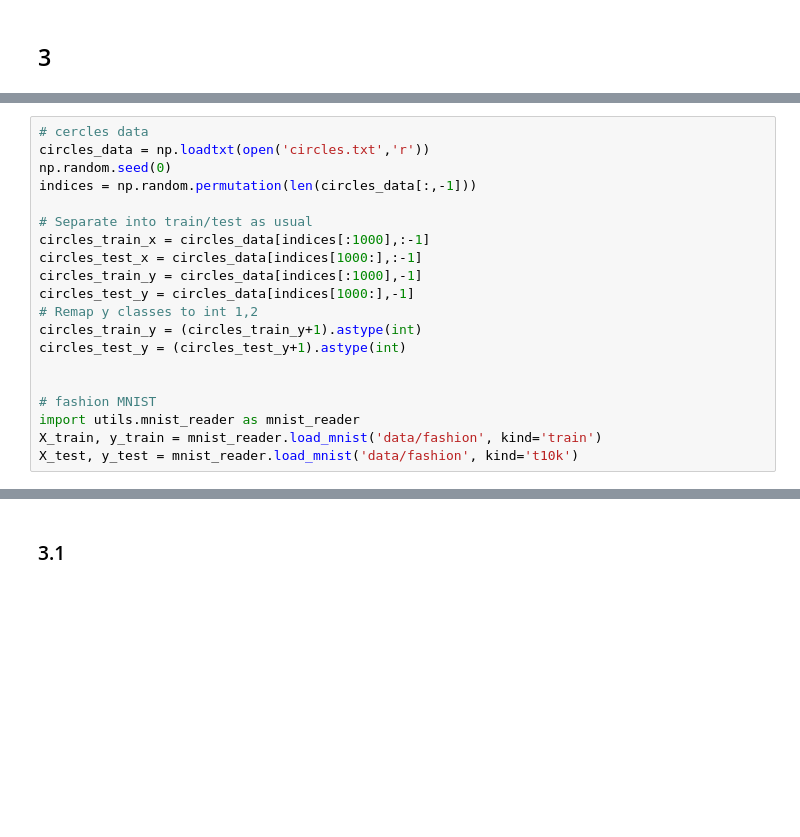
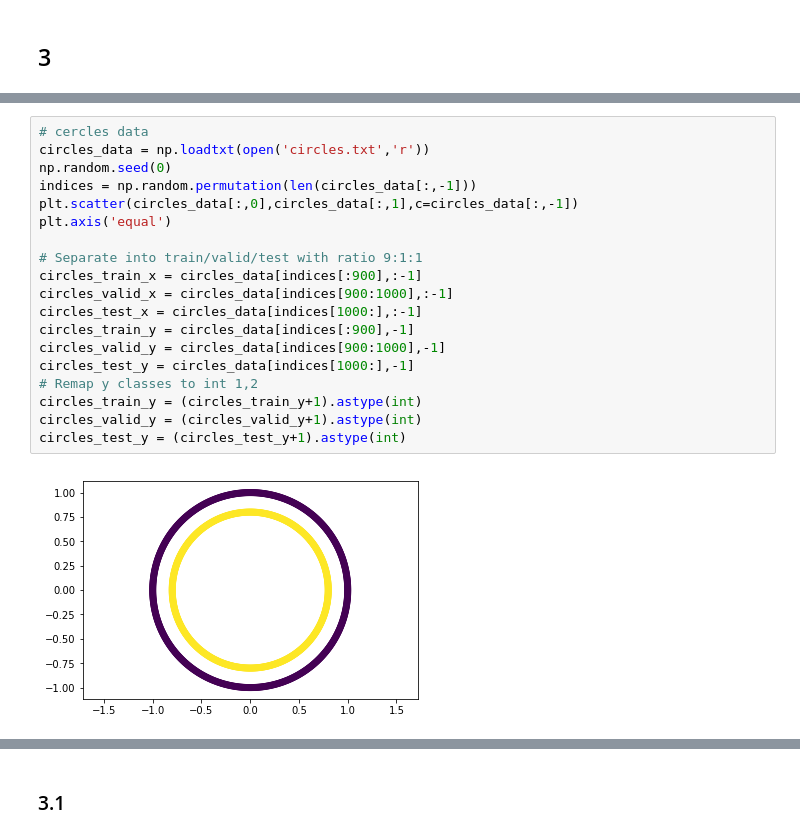
Before and after one commit to quatrejuin/ml_homework_3_code, a Jupyter notebook: ml_homework_3.ipynb, the cells around one changed output, grey strips where cells are left out. Saved outputs shown, nothing was run; the diff lists cells and outputs as text; blank space fills up the shorter version.

```diff
--- a/ml_homework_3.ipynb
+++ b/ml_homework_3.ipynb
@@ -30,20 +39,21 @@ Populating the interactive namespace from numpy and matplotlib
 # %%
 # cercles data
 circles_data = np.loadtxt(open('circles.txt','r'))
 np.random.seed(0)
 indices = np.random.permutation(len(circles_data[:,-1]))
+plt.scatter(circles_data[:,0],circles_data[:,1],c=circles_data[:,-1])
+plt.axis('equal')
 
-# Separate into train/test as usual
-circles_train_x = circles_data[indices[:1000],:-1]
+# Separate into train/valid/test with ratio 9:1:1
+circles_train_x = circles_data[indices[:900],:-1]
+circles_valid_x = circles_data[indices[900:1000],:-1]
 circles_test_x = circles_data[indices[1000:],:-1]
-circles_train_y = circles_data[indices[:1000],-1]
+circles_train_y = circles_data[indices[:900],-1]
+circles_valid_y = circles_data[indices[900:1000],-1]
 circles_test_y = circles_data[indices[1000:],-1]
 # Remap y classes to int 1,2
 circles_train_y = (circles_train_y+1).astype(int)
+circles_valid_y = (circles_valid_y+1).astype(int)
 circles_test_y = (circles_test_y+1).astype(int)
-
-
-# fashion MNIST
-import utils.mnist_reader as mnist_reader
-X_train, y_train = mnist_reader.load_mnist('data/fashion', kind='train')
-X_test, y_test = mnist_reader.load_mnist('data/fashion', kind='t10k')
+# %% [output]
+[figure, added]
```
Also changed, not shown: parts of 39 cells of this notebook.
